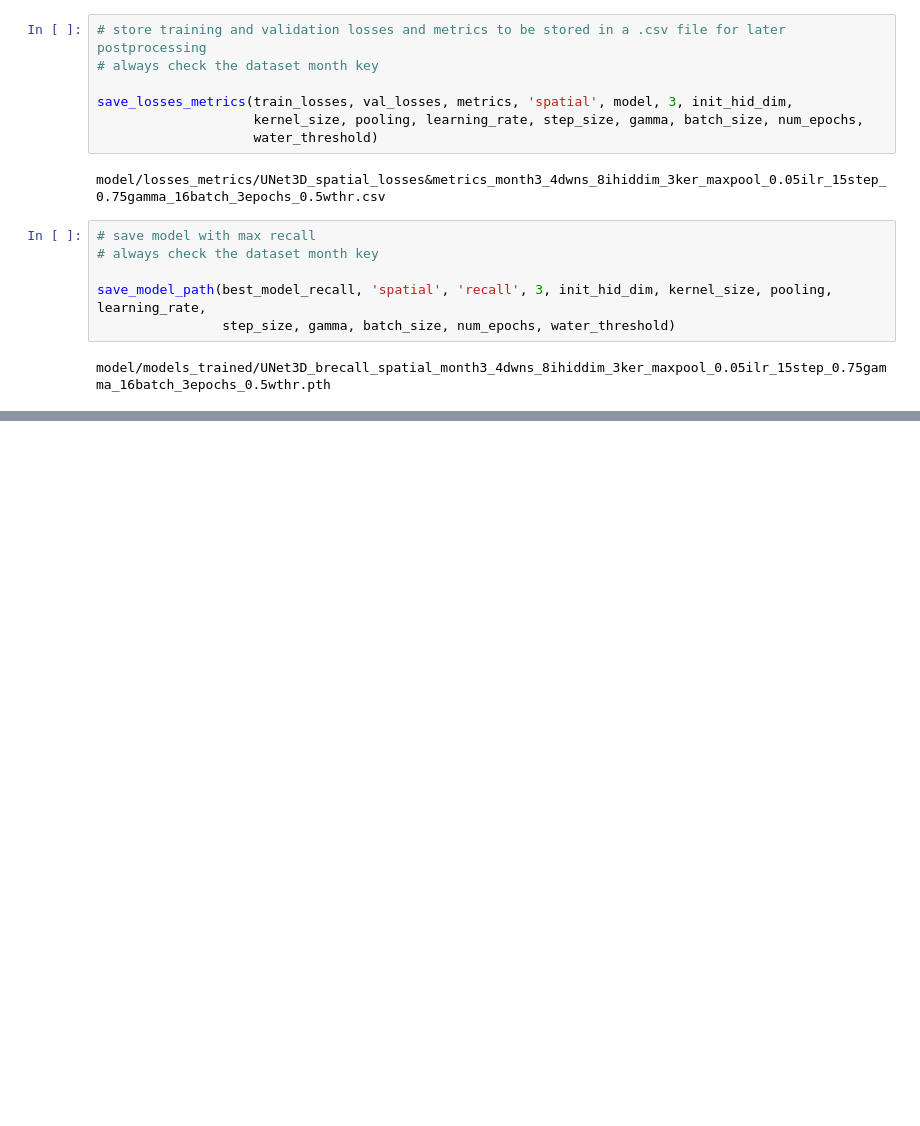
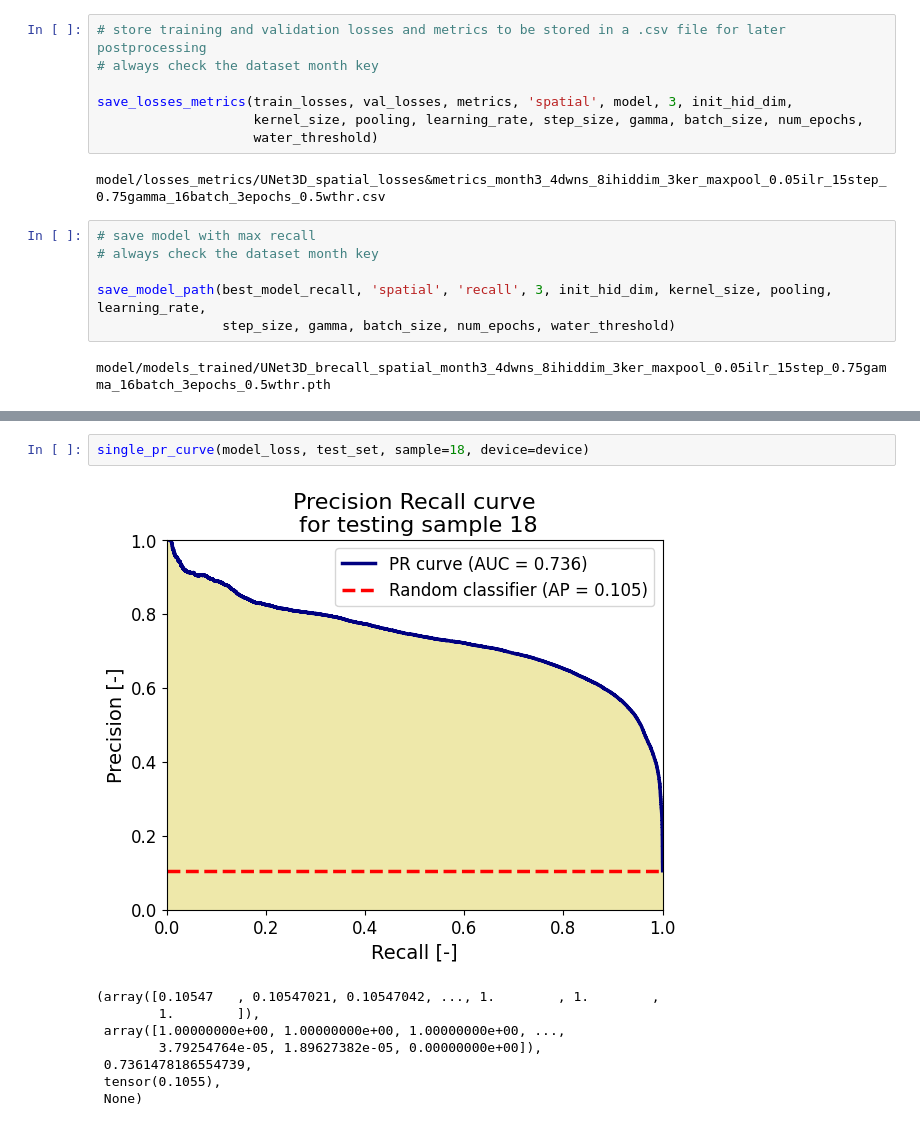
Before and after one commit to guin0x/aiaiaik-ramba, a Jupyter notebook: notebook.ipynb, the cells around one changed output, grey strips where cells are left out. Cells and saved outputs as stored; diff of their text form; blank space fills up the shorter version.

```diff
--- a/notebook.ipynb
+++ b/notebook.ipynb
@@ -257,0 +271,11 @@ NameError: name 'single_roc_curve' is not defined
+# %%
+single_pr_curve(model_loss, test_set, sample=18, device=device)
+# %% [output]
+[figure, added]
+(array([0.10547   , 0.10547021, 0.10547042, ..., 1.        , 1.        ,
+        1.        ]),
+ array([1.00000000e+00, 1.00000000e+00, 1.00000000e+00, ...,
+        3.79254764e-05, 1.89627382e-05, 0.00000000e+00]),
+ 0.7361478186554739,
+ tensor(0.1055),
+ None)
```
Also changed, not shown: parts of 13 cells of this notebook.
